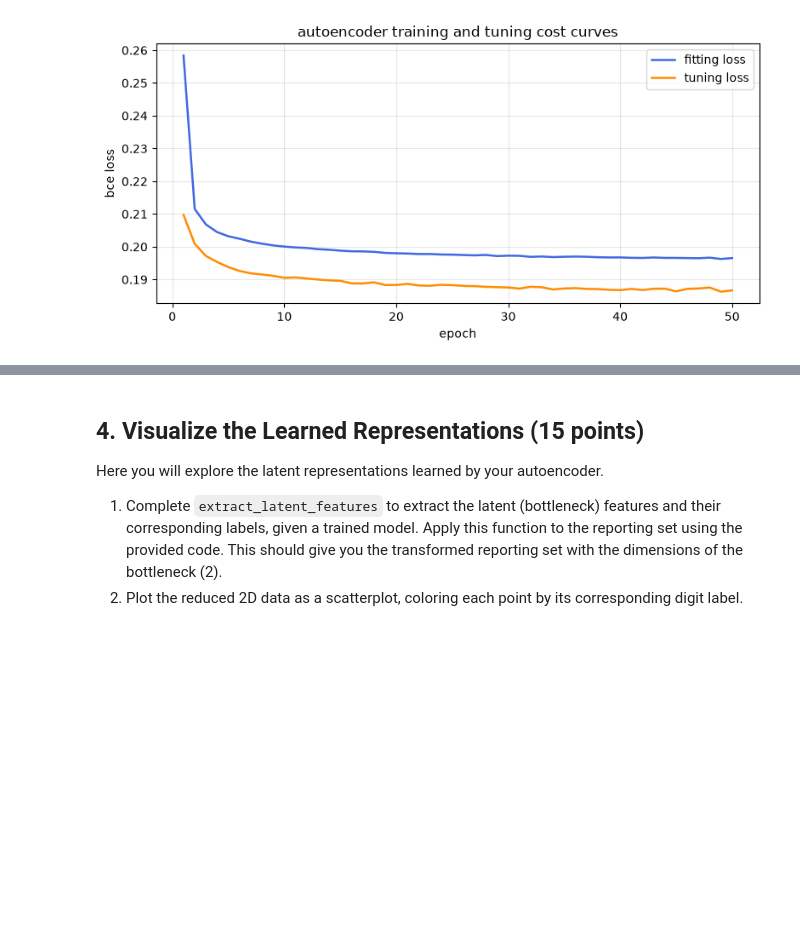
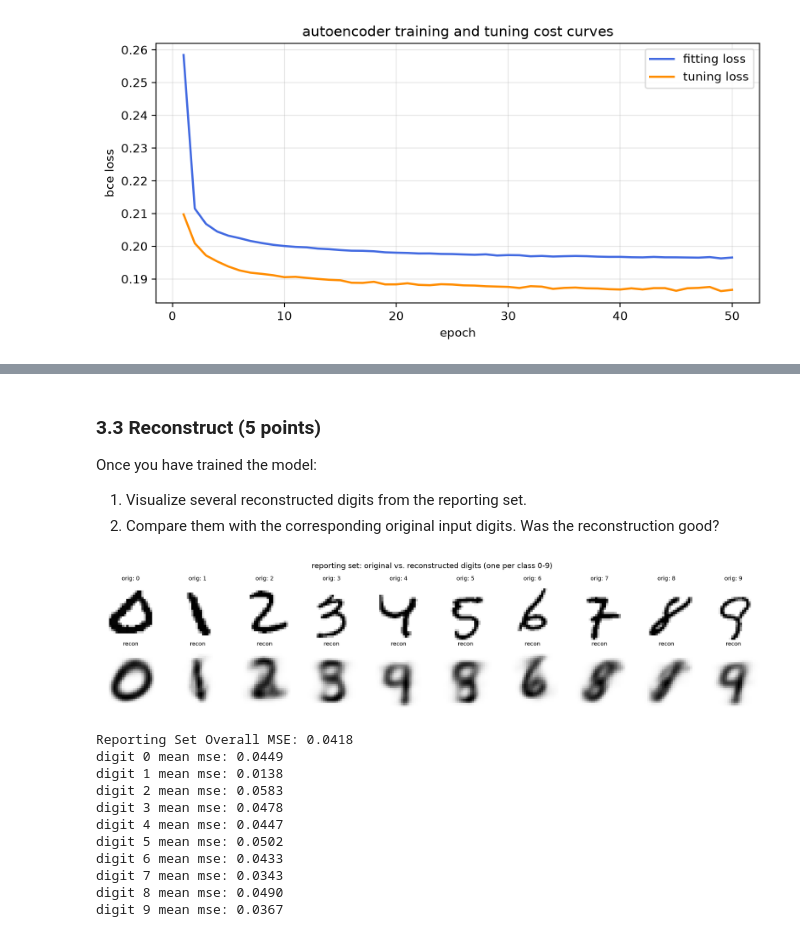
Before and after one commit to saejin-moon/ds4021, a Jupyter notebook: lab6.ipynb, the cells around one changed output, grey strips where cells are left out. Saved outputs shown, nothing was run; the diff lists cells and outputs as text; code cells hidden in the pictures; blank space fills up the shorter version.

```diff
--- a/lab6.ipynb
+++ b/lab6.ipynb
@@ -377,29 +379,64 @@ This blurriness is expected because the bottleneck compresses 784 input pixels d
 # %% [markdown]
-## 4. Visualize the Learned Representations (15 points)
+### 3.3 Reconstruct (5 points)
 
-Here you will explore the latent representations learned by your autoencoder.
+Once you have trained the model:
 
-1. Complete `extract_latent_features` to extract the latent (bottleneck) features and their corresponding labels, given a trained model.
-   Apply this function to the reporting set using the provided code. This should give you the transformed reporting set with the dimensions of the bottleneck (2).
-2. Plot the reduced 2D data as a scatterplot, coloring each point by its corresponding digit label.
+1. Visualize several reconstructed digits from the reporting set.
+2. Compare them with the corresponding original input digits. Was the reconstruction good?
 # %%
-def extract_latent_features(model, dataloader):
-    model.eval()
-    latents = []
-    labels = []
-    dev = next(model.parameters()).device
+# select one sample image for each digit class (0 through 9) from reporting set
+_sample_indices = [np.where(y_report == d)[0][0] for d in range(10)]
+x_sample_rep = torch.from_numpy(x_report[_sample_indices])
+y_sample_rep = y_report[_sample_indices]
 
-    with torch.no_grad():
-        for X_batch, y_batch in dataloader:
-            # pass inputs through encoder layers to bottleneck
-            encoded = X_batch.to(dev)
-            for layer in model.encoder_list:
-                encoded = layer(encoded)
-            latents.append(encoded.cpu().numpy())
-            labels.append(y_batch.numpy())
+model.eval()
+_dev = next(model.parameters()).device
+with torch.no_grad():
+    recon_sample = model(x_sample_rep.to(_dev)).cpu()
 
-    # concatenate all batches
-    latents = np.concatenate(latents, axis=0)
-    labels = np.concatenate(labels, axis=0)
-    return latents, labels
+# plot 10 original digits (0 through 9) and their reconstructions side-by-side
+_fig, _axes = plt.subplots(2, 10, figsize=(15, 3.5))
+for i in range(10):
+    # original digit
+    _axes[0, i].imshow(x_sample_rep[i].reshape(28, 28), cmap="gray_r")
+    _axes[0, i].set_title(f"orig: {y_sample_rep[i]}", fontsize=9)
+    _axes[0, i].axis("off")
+
+    # reconstructed digit
+    _axes[1, i].imshow(recon_sample[i].reshape(28, 28), cmap="gray_r")
+    _axes[1, i].set_title("recon", fontsize=9)
+    _axes[1, i].axis("off")
+
+_axes[0, 0].set_ylabel("original", fontsize=10)
+_axes[1, 0].set_ylabel("reconstructed", fontsize=10)
+plt.suptitle("reporting set: original vs. reconstructed digits (one per class 0-9)", fontsize=12)
+plt.tight_layout()
+plt.show()
+
+# compute overall and per-class mean mse on reporting set
+with torch.no_grad():
+    _dev_rep = torch.from_numpy(x_report).to(_dev)
+    _recon_all = model(_dev_rep)
+    rep_mse = torch.nn.functional.mse_loss(_recon_all, _dev_rep).item()
+print(f"Reporting Set Overall MSE: {rep_mse:.4f}")
+
+class_mses = {}
+for digit in range(10):
+    c_mask = (y_report == digit)
+    c_mse = np.mean((_recon_all.cpu().numpy()[c_mask] - x_report[c_mask]) ** 2)
+    class_mses[digit] = c_mse
+    print(f"digit {digit} mean mse: {c_mse:.4f}")
+# %% [output]
+[figure, added]
+Reporting Set Overall MSE: 0.0418
+digit 0 mean mse: 0.0449
+digit 1 mean mse: 0.0138
+digit 2 mean mse: 0.0583
+digit 3 mean mse: 0.0478
+digit 4 mean mse: 0.0447
+digit 5 mean mse: 0.0502
+digit 6 mean mse: 0.0433
+digit 7 mean mse: 0.0343
+digit 8 mean mse: 0.0490
+digit 9 mean mse: 0.0367
 # %% [markdown]
```
Also changed, not shown: parts of 19 cells of this notebook.
